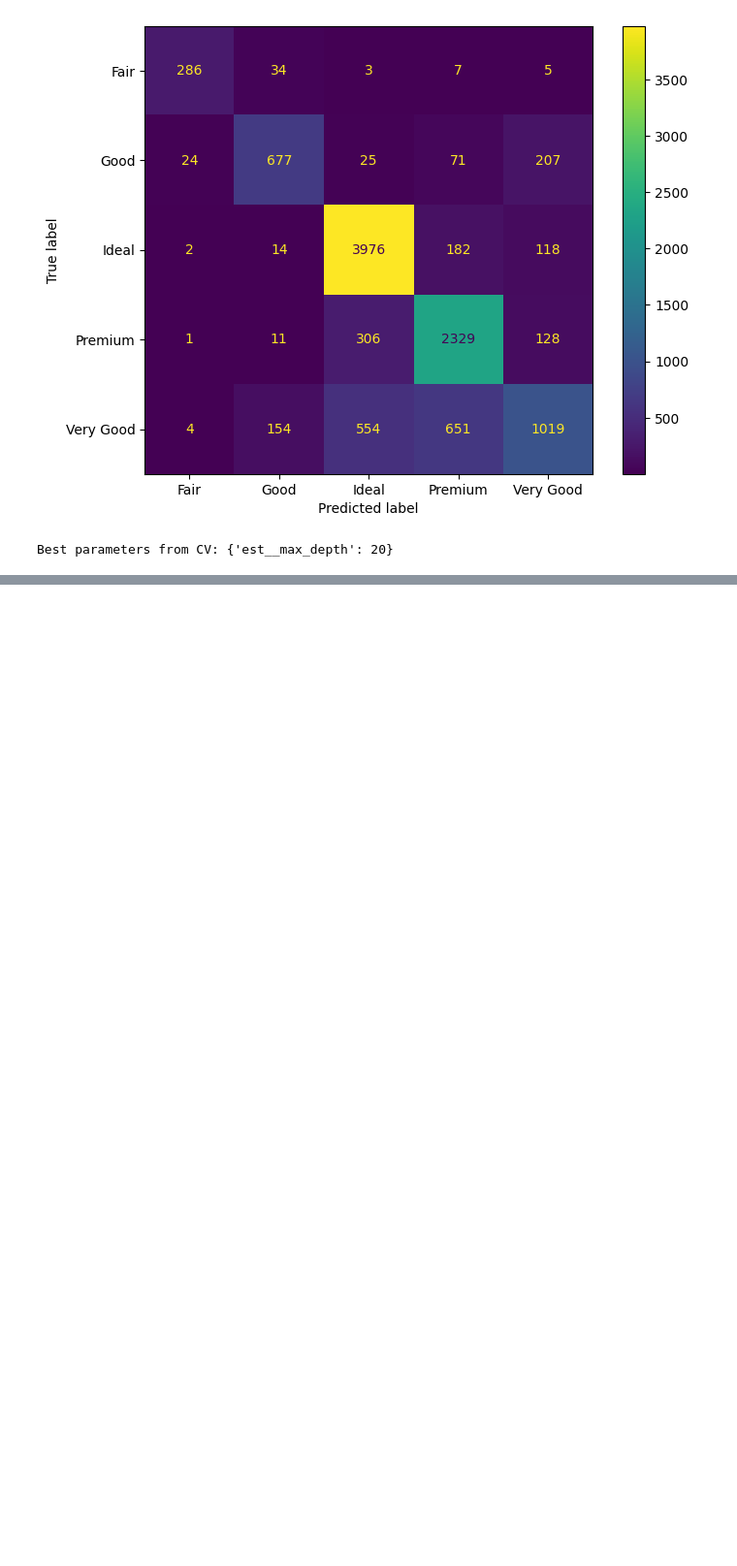
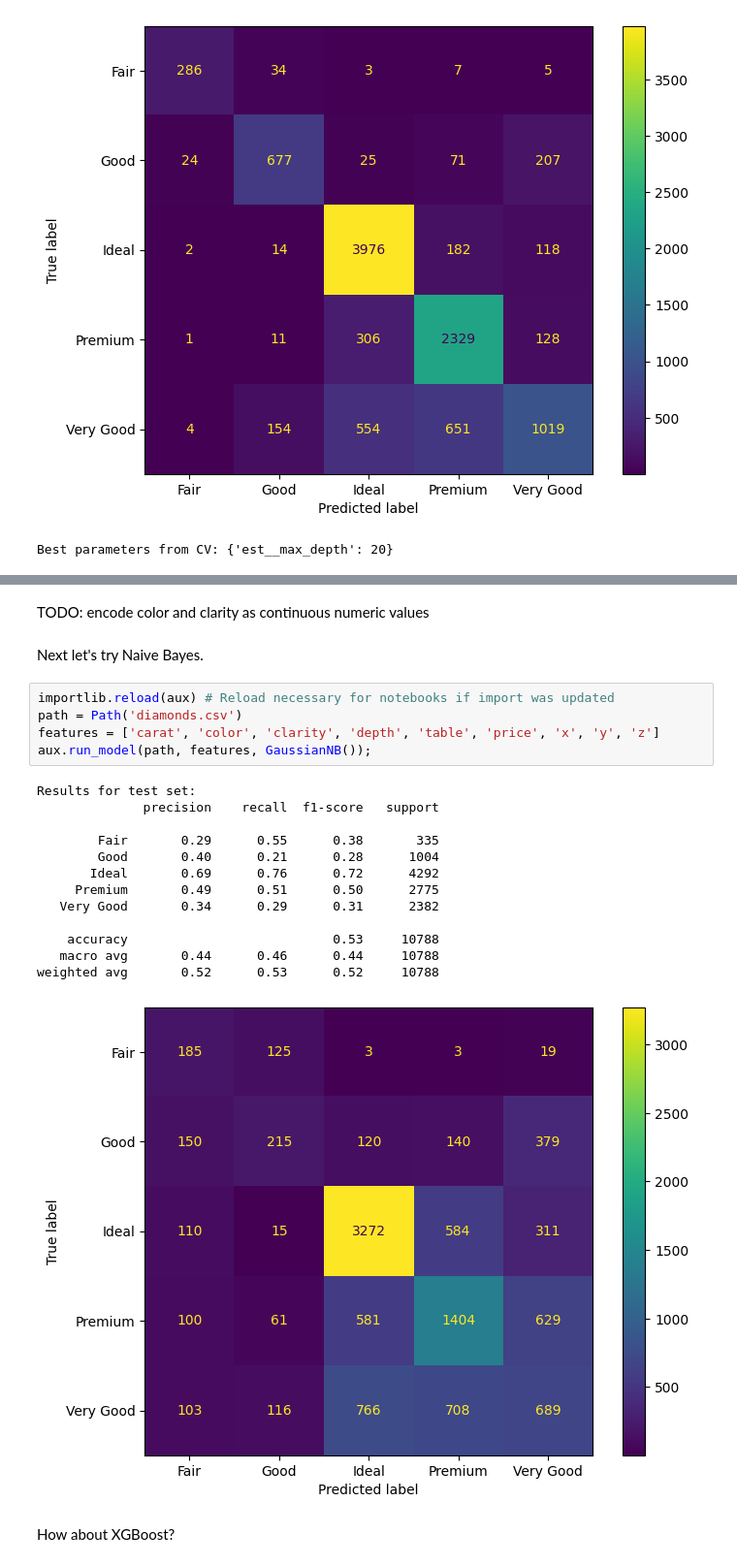
Before and after one commit to data-sandbox/ml-sandbox, a Jupyter notebook: diamond_quality/multiclass.ipynb, the cells around one changed output, grey strips where cells are left out. Shown at 97% size. Saved outputs shown, nothing was run; the diff lists cells and outputs as text; blank space fills up the shorter version.

```diff
--- a/diamond_quality/multiclass.ipynb
+++ b/diamond_quality/multiclass.ipynb
@@ -192,0 +196,25 @@ Best parameters from CV: {'est__max_depth': 20}
+# %% [markdown]
+TODO: encode color and clarity as continuous numeric values
+# %% [markdown]
+Next let's try Naive Bayes.
+# %%
+importlib.reload(aux) # Reload necessary for notebooks if import was updated
+path = Path('diamonds.csv')
+features = ['carat', 'color', 'clarity', 'depth', 'table', 'price', 'x', 'y', 'z']
+aux.run_model(path, features, GaussianNB());
+# %% [output]
+Results for test set:
+              precision    recall  f1-score   support
+
+        Fair       0.29      0.55      0.38       335
+        Good       0.40      0.21      0.28      1004
+       Ideal       0.69      0.76      0.72      4292
+     Premium       0.49      0.51      0.50      2775
+   Very Good       0.34      0.29      0.31      2382
+
+    accuracy                           0.53     10788
+   macro avg       0.44      0.46      0.44     10788
+weighted avg       0.52      0.53      0.52     10788
+[figure, added]
+# %% [markdown]
+How about XGBoost?
```
Also changed, not shown: parts of 5 cells of this notebook, 1 other file.
